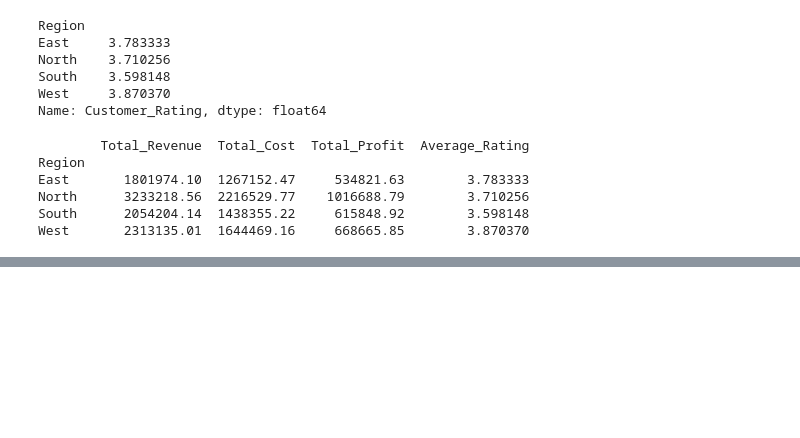
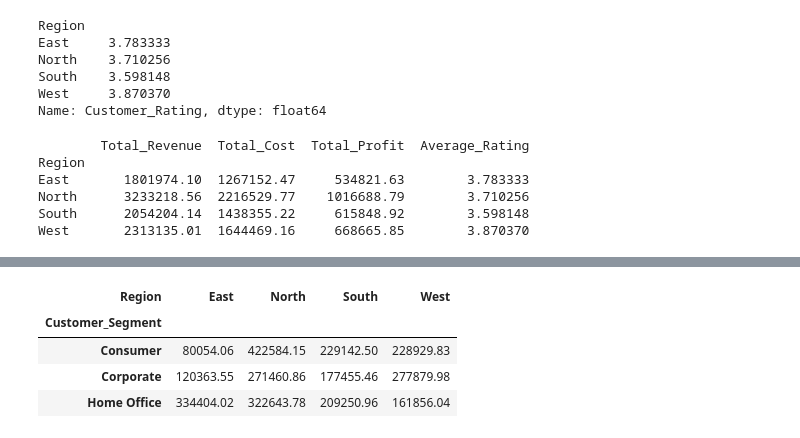
Before and after one commit to hemanthtavva/10k-coders, a Jupyter notebook: Py_Data_Analysis/pandass/pandas_task.ipynb, the cells around one changed output, grey strips where cells are left out. Drawn from its saved outputs; the diff is of its cells as text; code cells hidden in the pictures; blank space fills up the shorter version.

```diff
--- a/Py_Data_Analysis/pandass/pandas_task.ipynb
+++ b/Py_Data_Analysis/pandass/pandas_task.ipynb
@@ -908,0 +1057,16 @@ West       2313135.01  1644469.16     668665.85        3.870370
+# %%
+profit_pivot = pd.pivot_table(
+    data,
+    values="Profit",
+    index="Customer_Segment",
+    columns="Region",
+    aggfunc="sum"
+)
+
+profit_pivot
+# %% [output]
+| Region | East | North | South | West |
+| Customer_Segment |  |  |  |  |
+| Consumer | 80054.06 | 422584.15 | 229142.50 | 228929.83 |
+| Corporate | 120363.55 | 271460.86 | 177455.46 | 277879.98 |
+| Home Office | 334404.02 | 322643.78 | 209250.96 | 161856.04 |
```
Also changed, not shown: parts of 11 cells of this notebook.
